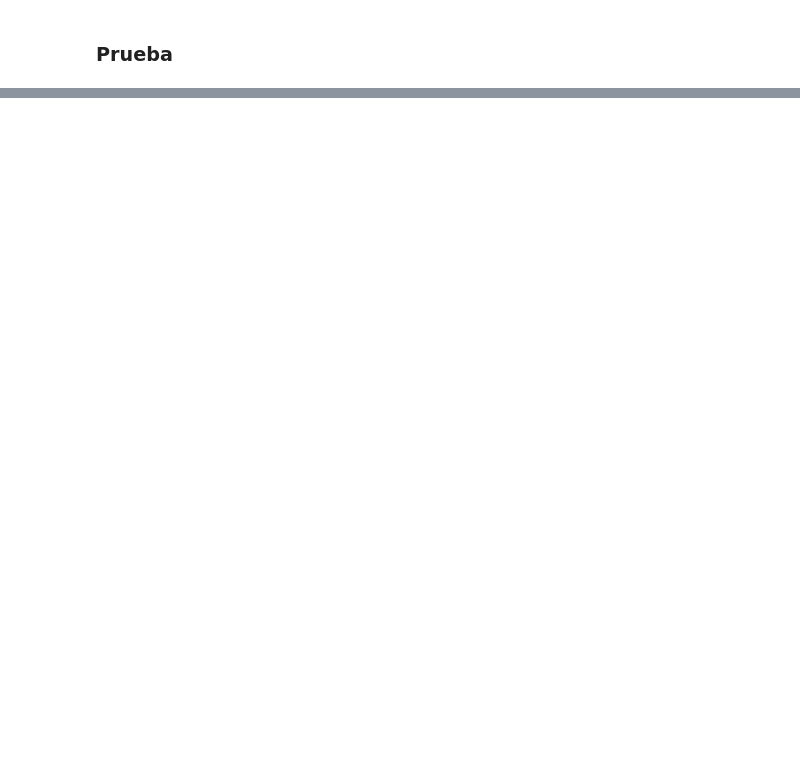
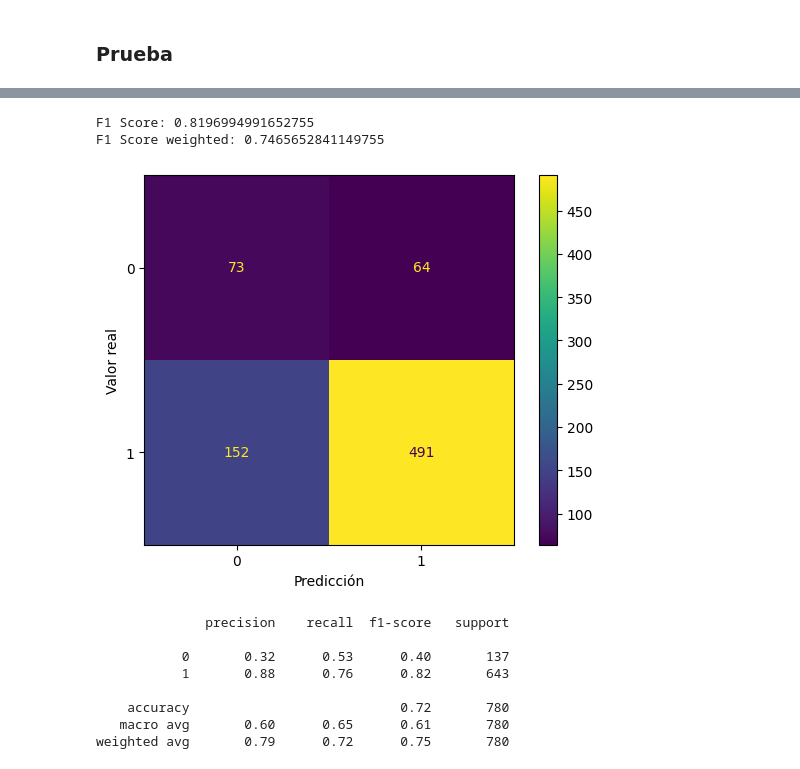
Before and after one commit to mariooef/sentiment_analysis-model-pln-mcd, a Jupyter notebook: notebooks/2.0-modelo-AnálisisSentimientos-title.ipynb, the cells around one changed output, grey strips where cells are left out. Cells and saved outputs as stored; diff of their text form; code cells hidden in the pictures; blank space fills up the shorter version.

Commit message:
Se agrega sección de pruebas

```diff
--- a/notebooks/2.0-modelo-AnálisisSentimientos-title.ipynb
+++ b/notebooks/2.0-modelo-AnálisisSentimientos-title.ipynb
@@ -392,7 +392,6 @@ df_val_opiniones.head(40)
 # %%
 from sklearn.metrics import f1_score
 
-f1_score = f1_score(df_val_opiniones['Label'], df_val_opiniones['Clasificación'])
-
-print(f'F1 Score:', f1_score)
+print(f'F1 Score:', f1_score(df_val_opiniones['Label'], df_val_opiniones['Clasificación']))
+print(f'F1 Score weighted', f1_score(df_val_opiniones['Label'], df_val_opiniones['Clasificación'], average='weighted'))
 # %% [output]
@@ -493,2 +453,9 @@ Name: count, dtype: int64
 # %% [markdown]
 ### Prueba
+# %%
+import numpy as np
+import pandas as pd
+
+test_features_df = pd.read_csv('../data/raw/test_features.csv',index_col=0)
+test_labels = np.load('../data/raw/test_labels.npy')
+display(test_features_df)
@@ -494,0 +476,3 @@ Name: count, dtype: int64
+# %%
+test_labels_series = pd.Series(test_labels)
+test_features_df['Label'] = test_labels_series
@@ -495,22 +488,35 @@ Name: count, dtype: int64
 # %%
-## Cargar el conjunto de prueba
-#test = pd.read_csv('../data/raw/test.csv', index_col=[0], parse_dates=['Date'], dayfirst=True)
+## Aplicar el modelo a las reseñas de prueba
+test_features_df['Title'] = test_features_df['Title'].fillna('')
+test_features_df['Score_Opinion'] = test_features_df['Opinion'].apply(lambda x: evaluar_texto(x, frec_positivos, frec_negativos, frec_palabras_title, n, k))
+test_features_df['Score_Title'] = test_features_df['Title'].apply(lambda x: evaluar_texto(x, frec_positivos, frec_negativos, frec_palabras_title, n, k))
+test_features_df['Score'] = test_features_df['Score_Opinion'] + test_features_df['Score_Title']
+test_features_df['Clasificación'] = test_features_df['Score'].apply(clasificar)
 
-## Aplicar el modelo a las reseñas de prueba
-#test['Score'] = test['Opinion'].apply(lambda x: evaluar_texto(x, frec_positivos, frec_negativos, n))
-#test['Clasificación'] = test['Score'].apply(clasificar)
 
 ## F1 Score
-#f1_score = f1_score(test['Label'], test['Clasificación'])
-#print(f'F1 Score:', f1_score)
+print(f'F1 Score:', f1_score(test_features_df['Label'], test_features_df['Clasificación']))
+print(f'F1 Score weighted:', f1_score(test_features_df['Label'], test_features_df['Clasificación'], average='weighted'))
 
 ## Matriz de confusión
-#cm = confusion_matrix(test['Label'], test['Clasificación'])
-#disp = ConfusionMatrixDisplay(confusion_matrix=cm)
-#disp.plot()
-#plt.xlabel('Predicción')
-#plt.ylabel('Valor real')
-#plt.show()
+cm = confusion_matrix(test_features_df['Label'], test_features_df['Clasificación'])
+disp = ConfusionMatrixDisplay(confusion_matrix=cm)
+disp.plot()
+plt.xlabel('Predicción')
+plt.ylabel('Valor real')
+plt.show()
 
 ## Classification report
-#print(classification_report(test['Label'], test['Clasificación']))
+print(classification_report(test_features_df['Label'], test_features_df['Clasificación']))
+# %% [output]
+F1 Score: 0.8196994991652755
+F1 Score weighted: 0.7465652841149755
+[figure, added]
+              precision    recall  f1-score   support
+
+           0       0.32      0.53      0.40       137
+           1       0.88      0.76      0.82       643
+
+    accuracy                           0.72       780
+   macro avg       0.60      0.65      0.61       780
+weighted avg       0.79      0.72      0.75       780
```
Also changed, not shown: parts of 18 cells of this notebook, 1 other file.
